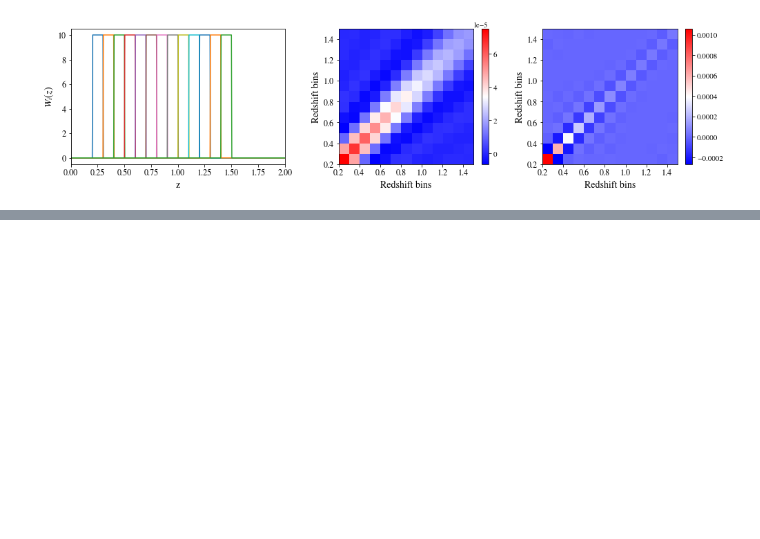
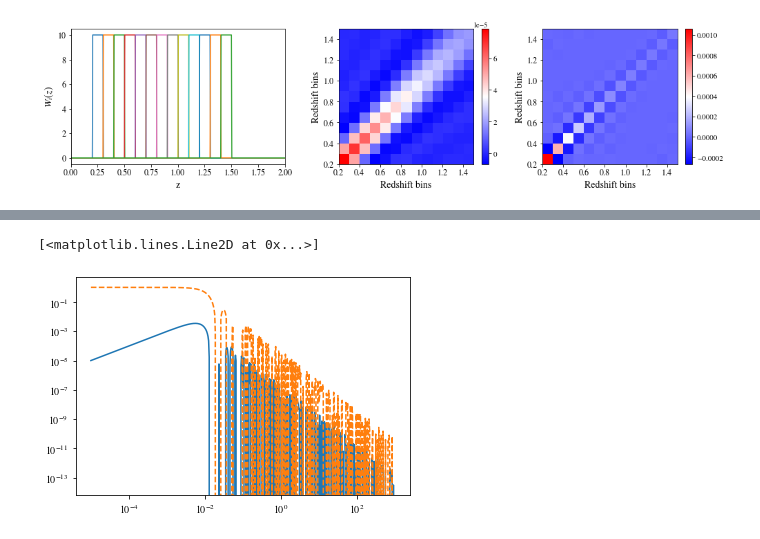
Before and after one commit to fabienlacasa/PySSC, a Jupyter notebook: Partsky_examples.ipynb, the cells around one changed output, grey strips where cells are left out. Cells and saved outputs as stored; diff of their text form; code cells hidden in the pictures; blank space fills up the shorter version.

Commit message:
Checked integrals for flat-sky

```diff
--- a/Partsky_examples.ipynb
+++ b/Partsky_examples.ipynb
@@ -985,0 +986,20 @@ np.mean((np.diag(Sij)-np.diag(Sijw_part))/np.diag(Sijw_part))
+# %%
+k = np.logspace(-5,3,500)
+
+z1 = 0.5
+r1 = cosmo.z_of_r([z1])[0][0]
+dr1 = cosmo.z_of_r([z1-0.05])[0][0]-cosmo.z_of_r([z1+0.05])[0][0] #width of function function
+
+z2 = 1.0
+r2 = cosmo.z_of_r([z2])[0][0]
+dr2 = cosmo.z_of_r([z2-0.05])[0][0]-cosmo.z_of_r([z2+0.05])[0][0] #width of function function
+
+integ_kperp = k * 4. * (Jn(1,k*theta*r1)/k/theta/r1) * ( Jn(1,k*theta*r2)/k/theta/r2 )
+integ_kpar = jn(0,k*dr1/2) * jn(0,k*dr2/2)
+
+plt.figure()
+plt.loglog(k,integ_kperp)
+plt.loglog(k,integ_kpar,ls='--')
+# %% [output]
+[<matplotlib.lines.Line2D at 0x...>]
+[figure, added]
```
Also changed, not shown: parts of 3 cells of this notebook.
